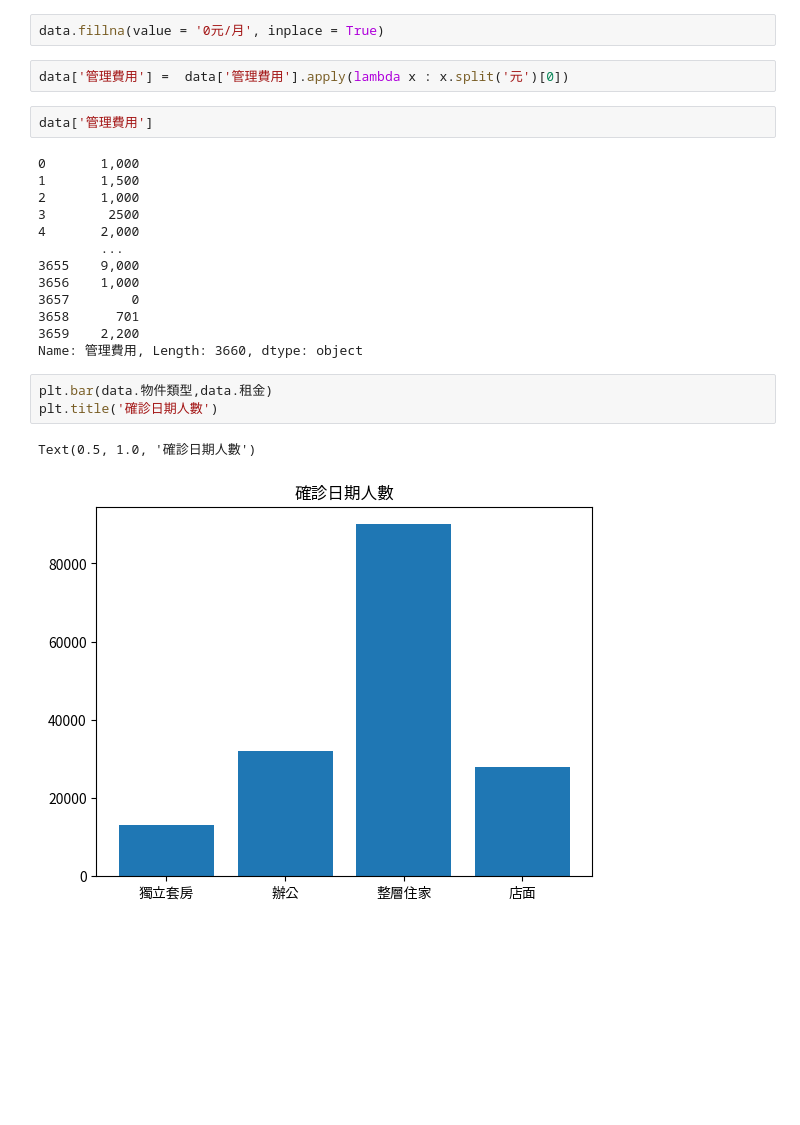
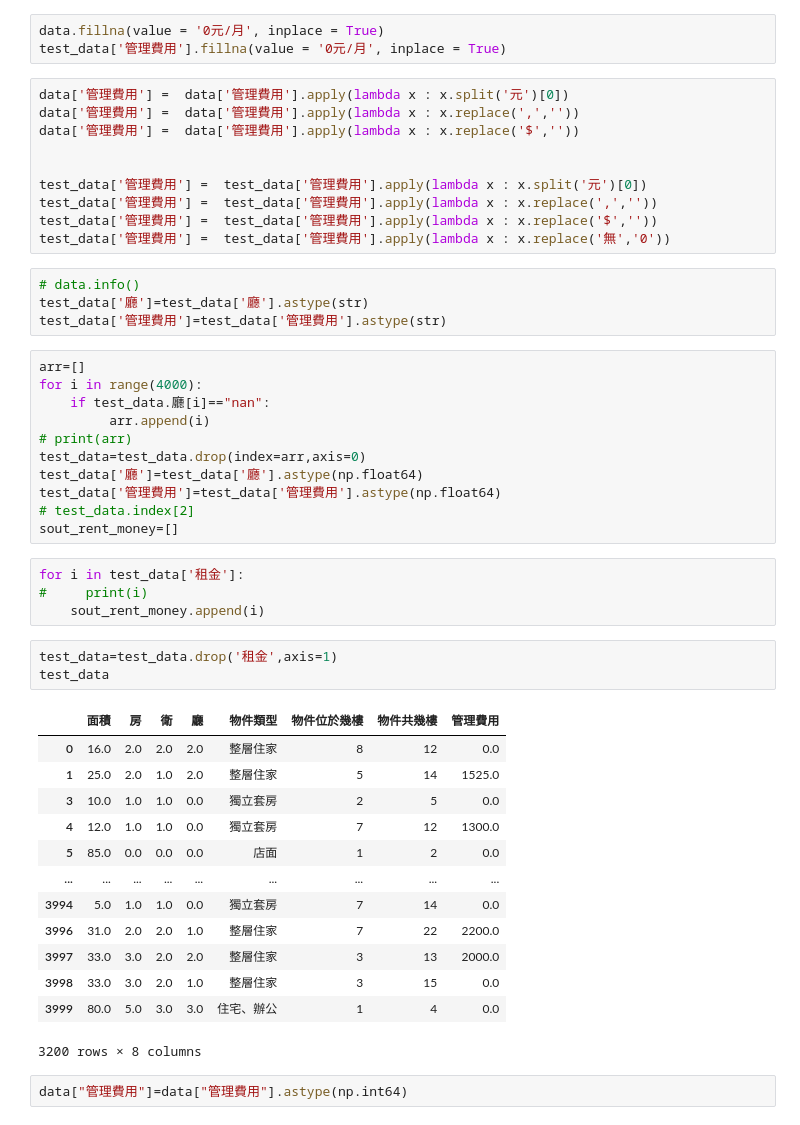
Before and after one commit to richard28039/TC-rent-analysis, a Jupyter notebook: 西屯區租房.ipynb, the cells around one changed output. Saved outputs shown, nothing was run; the diff lists cells and outputs as text; blank space fills up the shorter version.

```diff
--- a/西屯區租房.ipynb
+++ b/西屯區租房.ipynb
@@ -96,25 +118,51 @@ memory usage: 286.1+ KB
 # %%
 data.fillna(value = '0元/月', inplace = True)
+test_data['管理費用'].fillna(value = '0元/月', inplace = True)
 # %%
 data['管理費用'] =  data['管理費用'].apply(lambda x : x.split('元')[0])
+data['管理費用'] =  data['管理費用'].apply(lambda x : x.replace(',',''))
+data['管理費用'] =  data['管理費用'].apply(lambda x : x.replace('$',''))
+
+
+test_data['管理費用'] =  test_data['管理費用'].apply(lambda x : x.split('元')[0])
+test_data['管理費用'] =  test_data['管理費用'].apply(lambda x : x.replace(',',''))
+test_data['管理費用'] =  test_data['管理費用'].apply(lambda x : x.replace('$',''))
+test_data['管理費用'] =  test_data['管理費用'].apply(lambda x : x.replace('無','0'))
 # %%
-data['管理費用']
+# data.info()
+test_data['廳']=test_data['廳'].astype(str)
+test_data['管理費用']=test_data['管理費用'].astype(str)
-# %% [output]
-0       1,000
-1       1,500
-2       1,000
-3        2500
-4       2,000
-        ...
-3655    9,000
-3656    1,000
-3657        0
-3658      701
-3659    2,200
-Name: 管理費用, Length: 3660, dtype: object
-# %%
-plt.bar(data.物件類型,data.租金)
-plt.title('確診日期人數')
-# %% [output]
-Text(0.5, 1.0, '確診日期人數')
-[figure, removed]
+# %%
+arr=[]
+for i in range(4000):
+    if test_data.廳[i]=="nan":
+         arr.append(i)
+# print(arr)
+test_data=test_data.drop(index=arr,axis=0)
+test_data['廳']=test_data['廳'].astype(np.float64)
+test_data['管理費用']=test_data['管理費用'].astype(np.float64)
+# test_data.index[2]
+sout_rent_money=[]
+# %%
+for i in test_data['租金']:
+#     print(i)
+    sout_rent_money.append(i)
+# %%
+test_data=test_data.drop('租金',axis=1)
+test_data
+# %% [output]
+|  | 面積 | 房 | 衛 | 廳 | 物件類型 | 物件位於幾樓 | 物件共幾樓 | 管理費用 |
+| 0 | 16.0 | 2.0 | 2.0 | 2.0 | 整層住家 | 8 | 12 | 0.0 |
+| 1 | 25.0 | 2.0 | 1.0 | 2.0 | 整層住家 | 5 | 14 | 1525.0 |
+| 3 | 10.0 | 1.0 | 1.0 | 0.0 | 獨立套房 | 2 | 5 | 0.0 |
+| 4 | 12.0 | 1.0 | 1.0 | 0.0 | 獨立套房 | 7 | 12 | 1300.0 |
+| 5 | 85.0 | 0.0 | 0.0 | 0.0 | 店面 | 1 | 2 | 0.0 |
+| ... | ... | ... | ... | ... | ... | ... | ... | ... |
+| 3994 | 5.0 | 1.0 | 1.0 | 0.0 | 獨立套房 | 7 | 14 | 0.0 |
+| 3996 | 31.0 | 2.0 | 2.0 | 1.0 | 整層住家 | 7 | 22 | 2200.0 |
+| 3997 | 33.0 | 3.0 | 2.0 | 2.0 | 整層住家 | 3 | 13 | 2000.0 |
+| 3998 | 33.0 | 3.0 | 2.0 | 1.0 | 整層住家 | 3 | 15 | 0.0 |
+| 3999 | 80.0 | 5.0 | 3.0 | 3.0 | 住宅、辦公 | 1 | 4 | 0.0 |
+3200 rows × 8 columns
+# %%
+data["管理費用"]=data["管理費用"].astype(np.int64)
```
Also changed, not shown: parts of 57 cells of this notebook, 6 other files.
